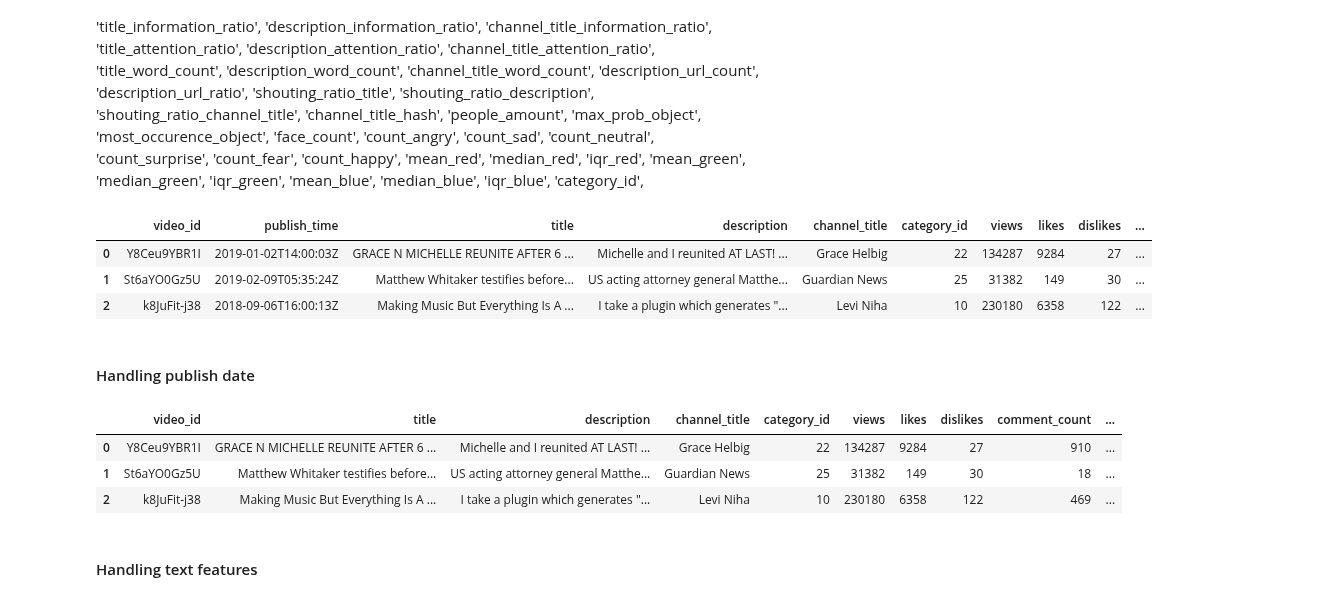
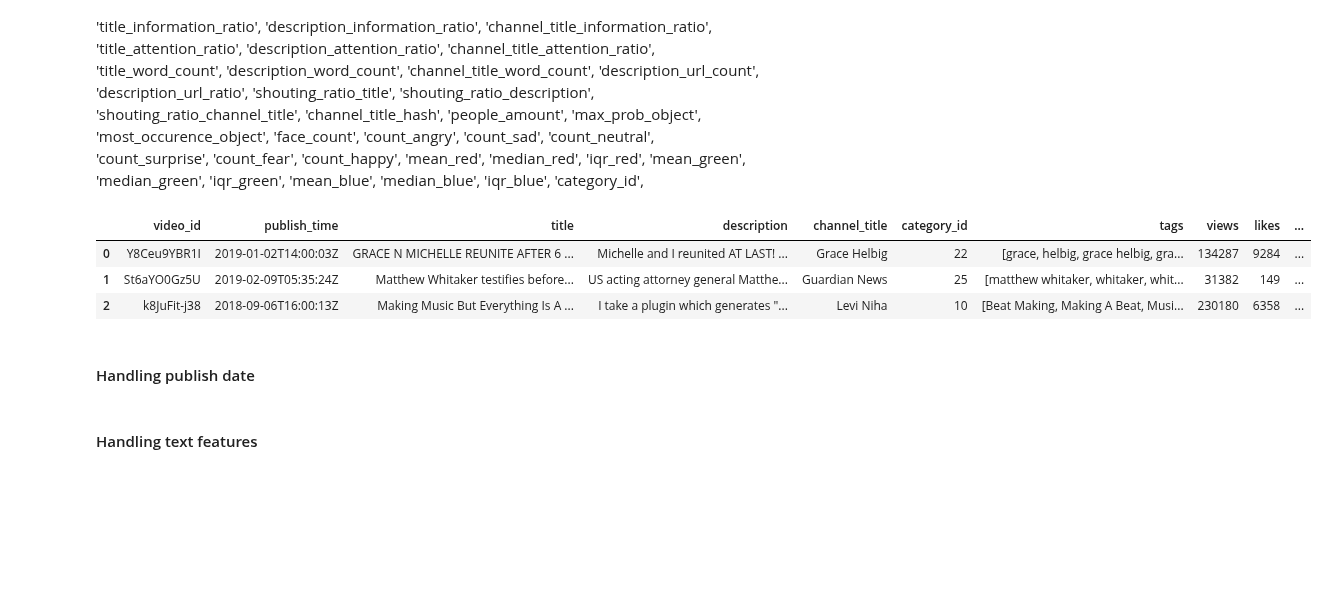
Before and after one commit to AxolotlOfConflagration/yt_trending_videos, a Jupyter notebook: checkpoint5_szymon.ipynb, the cells around one changed output. Cells and saved outputs as stored; diff of their text form; code cells hidden in the pictures; blank space fills up the shorter version.

```diff
--- a/checkpoint5_szymon.ipynb
+++ b/checkpoint5_szymon.ipynb
@@ -364,47 +385,42 @@ Index(['video_id', 'publishedAt', 'channelId', 'title', 'description',
 # %%
 df = df[[
     'video_id', 'publishedAt', 'title', 'description',
-    'channelTitle', 'categoryId',
+    'channelTitle', 'categoryId', 'tags',
     'viewCount', 'likeCount', 'dislikeCount',
     'commentCount', 'thumbnails'
 ]]
 df.columns = [
     'video_id', 'publish_time', 'title', 'description',
-    'channel_title', 'category_id',
+    'channel_title', 'category_id', 'tags',
     'views', 'likes', 'dislikes',
     'comment_count', 'thumbnails'
 ]
 df.head(3)
 # %% [output]
-|  | video_id | publish_time | title | description | channel_title | category_id | views | likes | dislikes | ... |
-| 0 | Y8Ceu9YBR1I | 2019-01-02T14:00:03Z | GRACE N MICHELLE REUNITE AFTER 6 ... | Michelle and I reunited AT LAST! ... | Grace Helbig | 22 | 134287 | 9284 | 27 | ... |
-| 1 | St6aYO0Gz5U | 2019-02-09T05:35:24Z | Matthew Whitaker testifies before... | US acting attorney general Matthe... | Guardian News | 25 | 31382 | 149 | 30 | ... |
-| 2 | k8JuFit-j38 | 2018-09-06T16:00:13Z | Making Music But Everything Is A ... | I take a plugin which generates "... | Levi Niha | 10 | 230180 | 6358 | 122 | ... |
+|  | video_id | publish_time | title | description | channel_title | category_id | tags | views | likes | ... |
+| 0 | Y8Ceu9YBR1I | 2019-01-02T14:00:03Z | GRACE N MICHELLE REUNITE AFTER 6 ... | Michelle and I reunited AT LAST! ... | Grace Helbig | 22 | [grace, helbig, grace helbig, gra... | 134287 | 9284 | ... |
+| 1 | St6aYO0Gz5U | 2019-02-09T05:35:24Z | Matthew Whitaker testifies before... | US acting attorney general Matthe... | Guardian News | 25 | [matthew whitaker, whitaker, whit... | 31382 | 149 | ... |
+| 2 | k8JuFit-j38 | 2018-09-06T16:00:13Z | Making Music But Everything Is A ... | I take a plugin which generates "... | Levi Niha | 10 | [Beat Making, Making A Beat, Musi... | 230180 | 6358 | ... |
 # %% [markdown]
 #### Handling publish date
 # %%
-def handle_dates(df, cols):
-    for col in cols:
-        df[col+'_day'] = df[col].dt.day
-        df[col+'_month'] = df[col].dt.month
-        df[col+'_year'] = df[col].dt.year
-        df[col+'_weekday'] = df[col].dt.dayofweek
-        df[col+'_quarter'] = df[col].dt.quarter
-        if col == 'publish_time':
-            df[col+'_hour'] = df[col].dt.hour
-            df[col+'_minute'] = df[col].dt.minute
-            df[col+'_second'] = df[col].dt.second
-    return df
+# def handle_dates(df, cols):
+#     for col in cols:
+#         df[col+'_day'] = df[col].dt.day
+#         df[col+'_month'] = df[col].dt.month
+#         df[col+'_year'] = df[col].dt.year
+#         df[col+'_weekday'] = df[col].dt.dayofweek
+#         df[col+'_quarter'] = df[col].dt.quarter
+#         if col == 'publish_time':
+#             df[col+'_hour'] = df[col].dt.hour
+#             df[col+'_minute'] = df[col].dt.minute
+#             df[col+'_second'] = df[col].dt.second
+#     return df
 
-df['publish_time'] = pd.to_datetime(df['publish_time'])
-df = handle_dates(df, ['publish_time'])
-df.drop('publish_time', axis=1, inplace=True)
-df.head(3)
+# df['publish_time'] = pd.to_datetime(df['publish_time'])
+# df = handle_dates(df, ['publish_time'])
+# df.drop('publish_time', axis=1, inplace=True)
+# df.head(3)
-# %% [output]
-|  | video_id | title | description | channel_title | category_id | views | likes | dislikes | comment_count | ... |
-| 0 | Y8Ceu9YBR1I | GRACE N MICHELLE REUNITE AFTER 6 ... | Michelle and I reunited AT LAST! ... | Grace Helbig | 22 | 134287 | 9284 | 27 | 910 | ... |
-| 1 | St6aYO0Gz5U | Matthew Whitaker testifies before... | US acting attorney general Matthe... | Guardian News | 25 | 31382 | 149 | 30 | 18 | ... |
-| 2 | k8JuFit-j38 | Making Music But Everything Is A ... | I take a plugin which generates "... | Levi Niha | 10 | 230180 | 6358 | 122 | 469 | ... |
 # %% [markdown]
 #### Handling text features
 # %%
```
Also changed, not shown: parts of 22 cells of this notebook.
